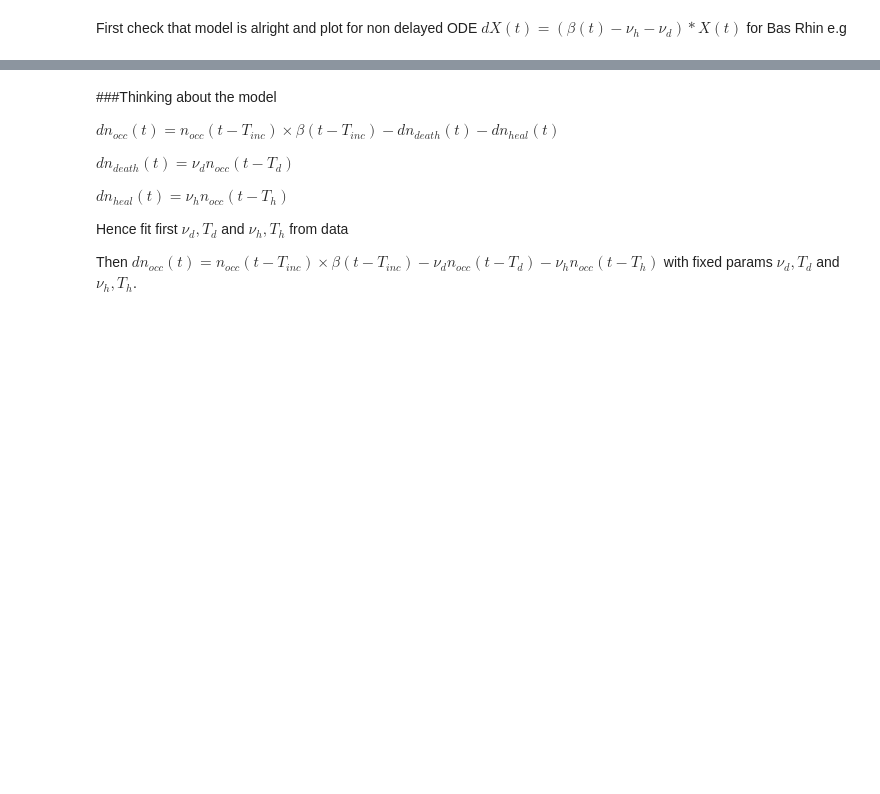
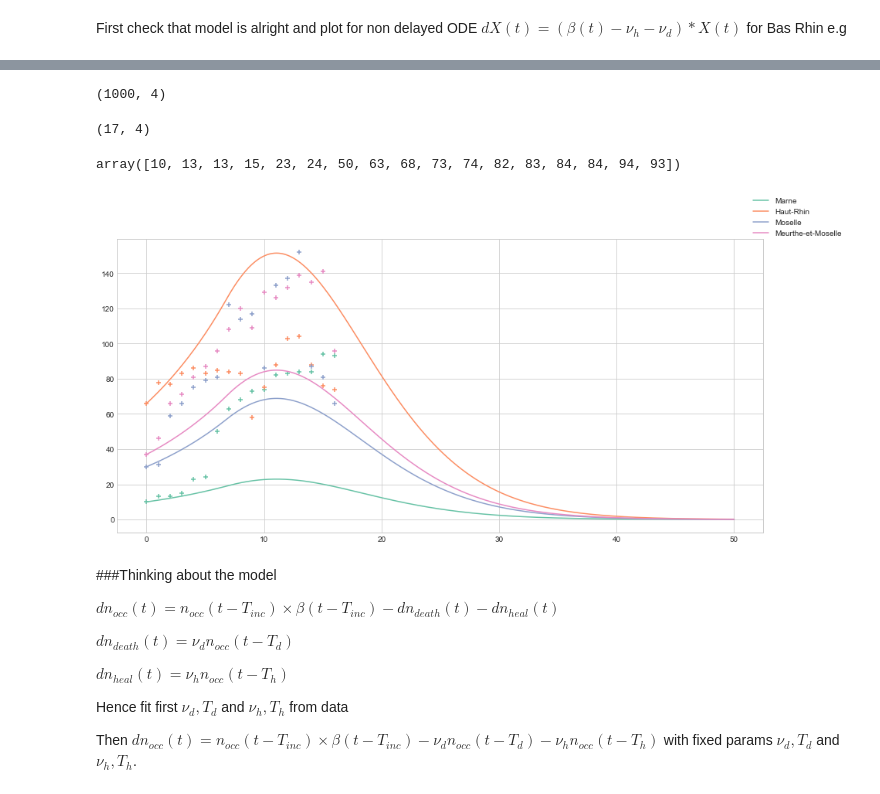
Before and after one commit to icubam/predicu, a Jupyter notebook: notebooks/SI_model.ipynb, the cells around one changed output, grey strips where cells are left out. Drawn from its saved outputs; the diff is of its cells as text; code cells hidden in the pictures; blank space fills up the shorter version.

```diff
--- a/notebooks/SI_model.ipynb
+++ b/notebooks/SI_model.ipynb
@@ -172,6 +192,6 @@ plt.show()
 # %%
 ### TO DO: SYSTEM OF ODES FOR DEPARTMENTS
-dep_to_fit = ['Marne', 'Bas-Rhin', 'Haut-Rhin', 'Moselle',  'Vosges','Meurthe-et-Moselle']
+dep_to_fit = ['Marne', 'Haut-Rhin', 'Moselle', 'Meurthe-et-Moselle']
 
 
 n_dep = len(dep_to_fit)
@@ -180,7 +200,7 @@ for d in dep_to_fit:
     dep_aux = np.array(dep.loc[dep.department==d, 'n_covid_occ'], ndmin=2)
     data_dep.append(dep_aux)
 
-data_dep= np.nan_to_num(np.concatenate(data_dep, axis = 0))
+data_dep= np.nan_to_num(np.concatenate(data_dep, axis = 0)).transpose()
 ##Assume same params for each dpt
 ##Starting params
 beta_0=0.7
@@ -226,17 +239,20 @@ def beta(beta_0, decrease, mu, T_crit, t):
         print('No decrease of transmission rate ?')
         return beta_0
 
-Y_init = data_dep[:,0]
+Y_init = data_dep[0,:]
+
 
 
 
 def fitfunc(t, beta_0, mu, T_crit, nu_h, nu_d):
     y = odeint(lambda Y,t : SIR_wo_delay(Y=Y, t=t,beta_0=beta_0, mu=mu, T_crit=T_crit, nu_h=nu_h, nu_d=nu_d, decrease=decrease),
                Y_init, t)
-    return y[:,0].ravel() - data_dep.ravel()
+    #print(y)
+    #print(np.shape(y))
+    return np.sqrt(np.sum(np.square(data_dep-y), axis=1))
 
-tspan= np.arange(np.shape(data_dep)[1])
+tspan= np.arange(len(data_dep))
 
 
 
-#params_fit, _ = curve_fit(fitfunc, tspan, np.zeros(np.size(data_dep.ravel())), bounds = (0, [1., 1., 12., 1.,1.]))
+params_fit, _ = curve_fit(fitfunc, tspan, np.zeros(len(tspan)), bounds = (0, [1., 1., 12., 1.,1.]))
@@ -263,3 +259,32 @@ Type:      function
+# %%
+beta_0, mu, T_crit, nu_h, nu_d = params_fit
+# %%
+y = odeint(lambda Y,t : SIR_wo_delay(Y=Y, t=t,beta_0=beta_0, mu=mu, T_crit=T_crit, nu_h=nu_h, nu_d=nu_d, decrease=decrease),
+               Y_init, t)
+# %%
+np.shape(y)
+# %% [output]
+(1000, 4)
+# %%
+np.shape(data_dep)
+# %% [output]
+(17, 4)
+# %%
+data_dep[:,0]
+# %% [output]
+array([10, 13, 13, 15, 23, 24, 50, 63, 68, 73, 74, 82, 83, 84, 84, 94, 93])
+# %%
+fig = plt.figure(figsize=(15, 7))
+gs = matplotlib.gridspec.GridSpec(2, 2)
+color = {dep: matplotlib.cm.Set2(i) for i, dep in enumerate(dep_to_fit)}
+
+for i, dep in enumerate(dep_to_fit):
+    plt.plot(t, y[:,i], color = color[dep], label = dep)
+    plt.scatter(tspan, data_dep[:,i], marker = '+', color=color[dep])
+fig.legend()
+plt.savefig('all_dept.pdf')
+# %% [output]
+[figure, added]
 # %% [markdown]
 ###Thinking about the model
 
```
Also changed, not shown: parts of 16 cells of this notebook.
